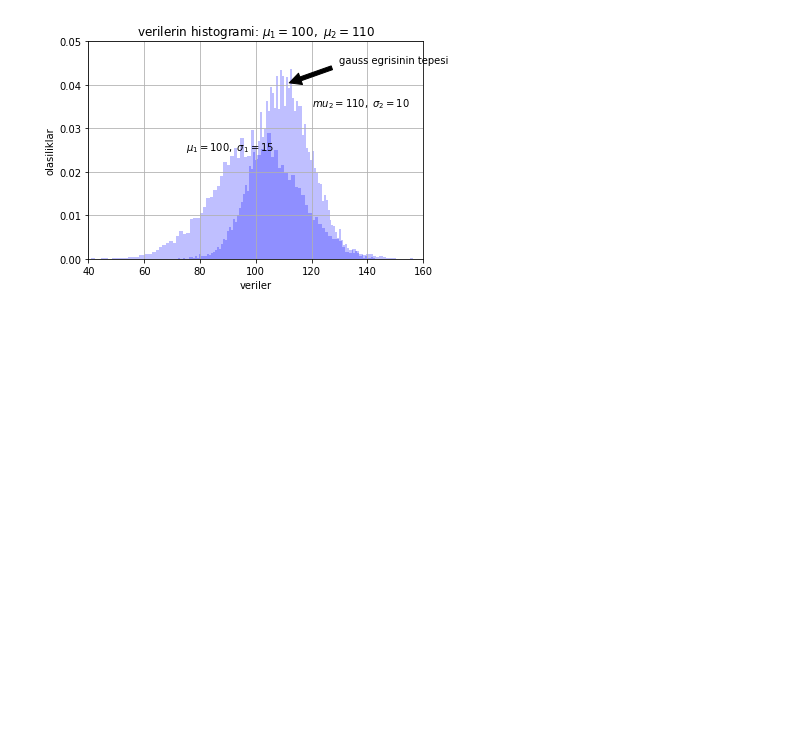
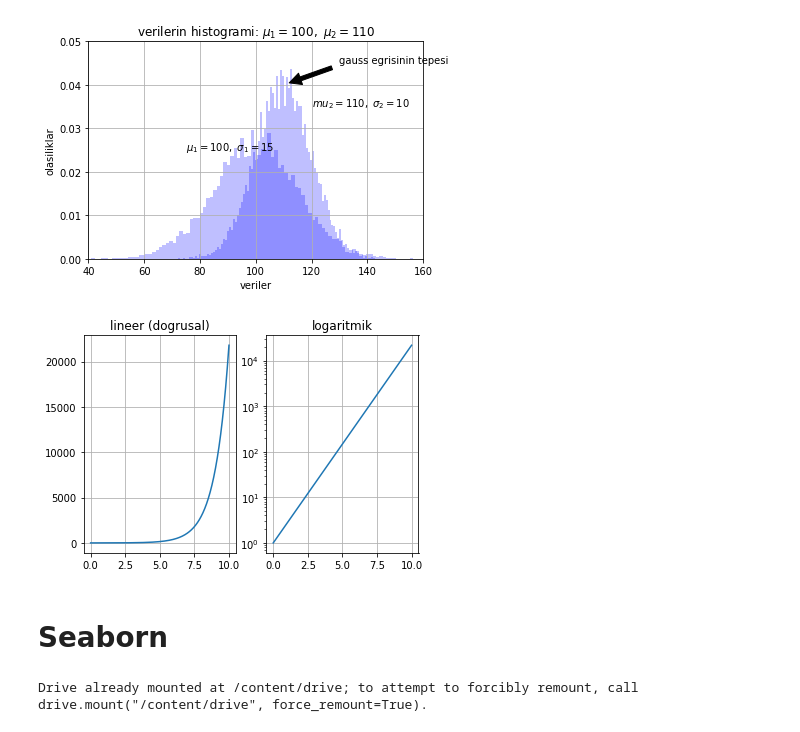
Before and after one commit to mertdot/athlete-events-1896-2016-data-discovery-with-seaborn, a Jupyter notebook: python-ile-veri-gorsellestirme-5-2-120-yillik-olimpiyat-tarihi-veri-seti.ipynb, the cells around one changed output. Saved outputs shown, nothing was run; the diff lists cells and outputs as text; code cells hidden in the pictures; blank space fills up the shorter version.

```diff
--- a/python-ile-veri-gorsellestirme-5-2-120-yillik-olimpiyat-tarihi-veri-seti.ipynb
+++ b/python-ile-veri-gorsellestirme-5-2-120-yillik-olimpiyat-tarihi-veri-seti.ipynb
@@ -113,3 +115,26 @@ plt.grid(True)
 plt.show()
 # %% [output]
 [figure]
+# %%
+x = np.arange(0,10,0.01)
+y = np.exp(x)
+
+plt.figure()
+
+plt.subplot(121)
+plt.plot(x,y)
+plt.yscale('linear')
+plt.title('lineer (dogrusal)')
+plt.grid(True)
+
+plt.subplot(122)
+plt.plot(x,y)
+plt.yscale('log')
+plt.title('logaritmik')
+plt.grid(True)
+
+plt.show()
+# %% [output]
+[figure, added]
+# %% [markdown]
+# Seaborn
@@ -115,0 +148,5 @@ plt.show()
+# %%
+from google.colab import drive
+drive.mount('/content/drive')
+# %% [output]
+Drive already mounted at /content/drive; to attempt to forcibly remount, call drive.mount("/content/drive", force_remount=True).
```
Also changed, not shown: parts of 11 cells of this notebook.
